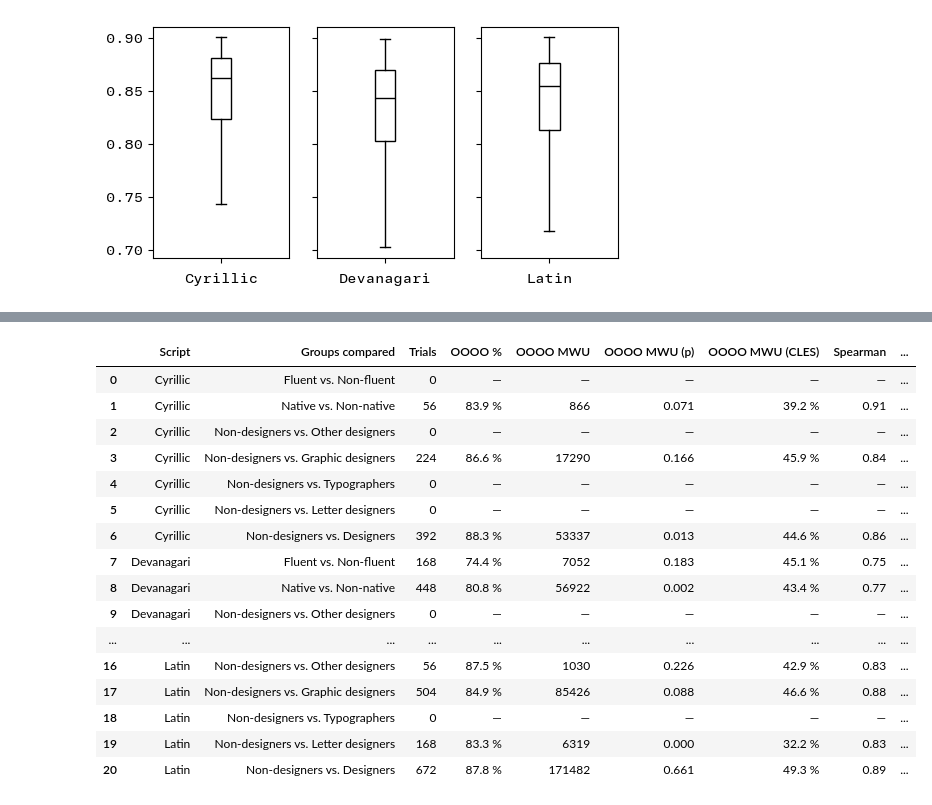
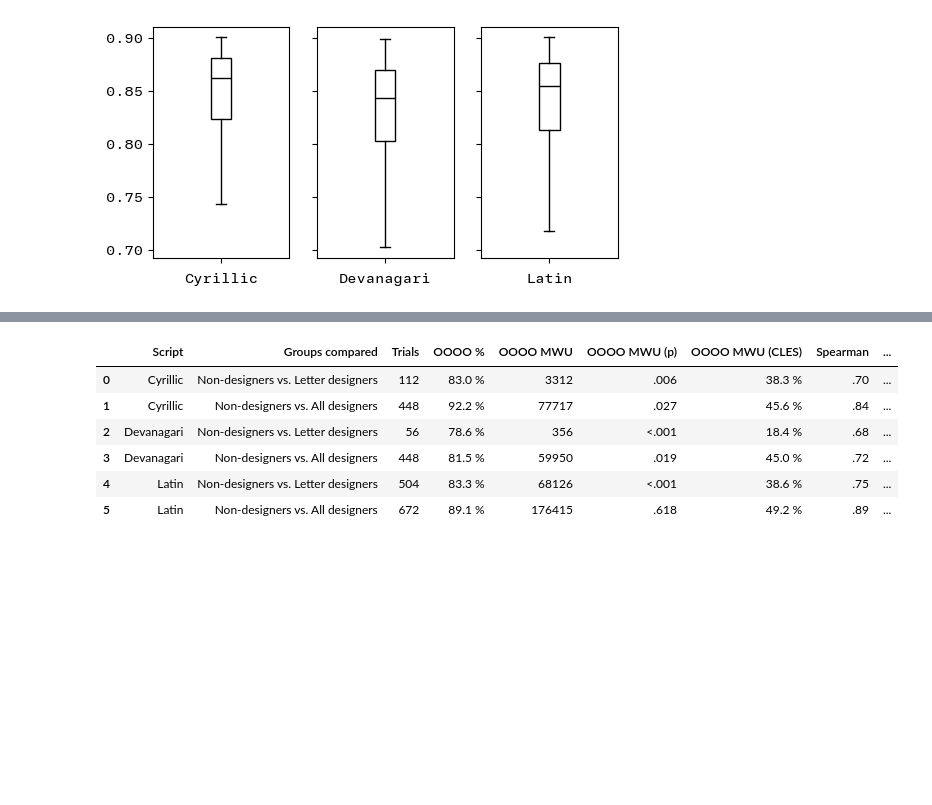
Before and after one commit to MrBrezina/context-sensitive-visual-similarity, a Jupyter notebook: data/participants-agreement_effects-of-expertise-fluency-nativity.ipynb, the cells around one changed output, grey strips where cells are left out. Drawn from its saved outputs; the diff is of its cells as text; code cells hidden in the pictures; blank space fills up the shorter version.

```diff
--- a/data/participants-agreement_effects-of-expertise-fluency-nativity.ipynb
+++ b/data/participants-agreement_effects-of-expertise-fluency-nativity.ipynb
@@ -333,17 +340,15 @@ See the caveats in the documentation: https://pandas.pydata.org/pandas-docs/stab
 # %%
-# Compare between groups with hypothesis tests
+# Design expertise: compare between groups with hypothesis tests
 
 results = []
 
+hypothesis_p = {script:[] for script in SCRIPTS}
 for script in SCRIPTS:
-  hypothesis_counter = 0
   # get data for different groups
   for groupby, values in [
-    ("fluent in script", (True, False)),
-    ("native in script", (True, False)),
-    ("design skills", ("Non-designer", "Other designer")),
-    ("design skills", ("Non-designer", "Graphic designer")),
-    ("design skills", ("Non-designer", "Typographer")),
+    # ("design skills", ("Non-designer", "Other designer")),
+    # ("design skills", ("Non-designer", "Graphic designer")),
+    # ("design skills", ("Non-designer", "Typographer")),
     ("design skills", ("Non-designer", "Letter designer")),
     ("design skills", ("Non-designer", DESIGNERS)),
   ]:
@@ -364,8 +369,6 @@ for script in SCRIPTS:
     for ttriplet in ttriplets:
       for s in counts.loc[ttriplet, :].sum(axis=0).values:
         if s < MIN_RESPONSE_TOTAL:
-          #display(counts.loc[ttriplet, :])
-          #print(s)
           # delete all responses for a trial with insufficient total
           for c in eval(ttriplet[1]):
             i = tuple(list(ttriplet) + [c])
@@ -388,9 +391,17 @@ for script in SCRIPTS:
       alpha_cor = 0.013
       oooo = pd.DataFrame(index=ttriplets, columns=counts.columns)
       for ttriplet in ttriplets:
-          triplet_oooo = counts.loc[ttriplet, :].idxmax().values
+          # get all OOOO indexes for both triplet counts
+          # in order to account for ties
+          oooo_idx = []
+          for i in [1, 2]:
+            response = counts.loc[ttriplet, f"count{i}"]
+            m = response.max()
+            # get all indexes for max value, not just the first
+            oooo_idx.append([idx for idx in response.index if response[idx] == m])
           # collect OOOO agreement and response frequencies
-          if triplet_oooo[0] == triplet_oooo[1]:
+          # and account for ties
+          if len(set(oooo_idx[0]) & set(oooo_idx[1])) > 0:
             agreement += 1
             oooo.loc[ttriplet, :] = counts.loc[ttriplet, :].max() / counts.loc[ttriplet, :].sum()
           # Fisher’s Exact test for effect on triplet counts
@@ -404,9 +415,6 @@ for script in SCRIPTS:
           if fet_p < alpha_cor:
             FET += 1
 
-      # Count number of hypotheses per script for the p-value correction
-      hypothesis_counter += 1
-
       # MWU hypothesis test for OOOO response frequencies
       # - using the non-parametric test as frequencies have a non-normal distribution
       # - the OOOO frequencies are also dependent
@@ -417,6 +425,9 @@ for script in SCRIPTS:
       agreement_p = res.loc["MWU", "p-val"]
       agreement_cles = res.loc["MWU", "CLES"]
 
+      # Collect the hypotheses p-values for correction
+      hypothesis_p[script].append(agreement_p)
+
       # Spearman’s rank correlation test
       # - includes r, p-unc, CI95% (confidence intervals), power
       # - the null of no correlation
@@ -424,22 +435,22 @@ for script in SCRIPTS:
       spearman_r = spearman["r"].iloc[0]
       spearman_p = spearman["p-unc"].iloc[0]
 
-      # MWU hypothesis test for entropy
-      # - using the non-parametric Mann Whitney U test as entropy has a non-normal distribution.
-      # - the null of no difference between the distributions
-      edata1, edata2 = subset_data(edata, groupby, values, script)
-      entropy_u, entropy_p = st.mannwhitneyu(edata1["entropy"], edata2["entropy"], alternative="two-sided")
+      # # MWU hypothesis test for entropy
+      # # - using the non-parametric Mann Whitney U test as entropy has a non-normal distribution.
+      # # - the null of no difference between the distributions
+      # edata1, edata2 = subset_data(edata, groupby, values, script)
+      # entropy_u, entropy_p = st.mannwhitneyu(edata1["entropy"], edata2["entropy"], alternative="two-sided")
 
       row_results = {
         "Response total (mean)": f"{total_mean:.1f}",
         "OOOO %":  f"{100 * agreement / len(ttriplets):.1f} %",
         "OOOO MWU":  f"{agreement_mwu:.0f}",
-        "OOOO MWU (p)":  f"{agreement_p:.3f}",
+        "OOOO MWU (p)":  format_small(agreement_p, p_val=True),
         "OOOO MWU (CLES)":  f"{100 * agreement_cles:.1f} %",
         "FET in % (n)":  f"{100 * FET / len(ttriplets):.1f} % ({FET:.0f})",
-        "Spearman":  f"{spearman_r:.2f}",
-        "Spearman p":  f"{spearman_p:.3f}",
-        "Entropy MWU (p)": f"{entropy_u:.0f} ({entropy_p:.3f})",
+        "Spearman":  format_small(spearman_r),
+        "Spearman p":  format_small(spearman_p, p_val=True),
+        #"Entropy MWU (p)": f"{entropy_u:.0f} ({entropy_p:.3f})",
       }
     # format results
     if groupby.startswith("fluent"):
@@ -450,24 +461,18 @@ for script in SCRIPTS:
       groups_nice = []
       for v in values:
         if v == DESIGNERS:
-          groups_nice += ["Designers"]
-        # elif v == NON_DESIGNERS:
-        #   groups_nice += ["Non-designers"]
-        # elif v == LETTER_DESIGNERS:
-        #   groups_nice += ["Letter designers"]
+          groups_nice += ["All designers"]
         else:
           groups_nice += [f"{v}s"]  # plural of exact value
       groups_nice = " vs. ".join(groups_nice)
 
-    row_results["Script"] = script.title()
-    row_results["Groups compared"] = groups_nice
-    row_results["Trials"] = f"{len(ttriplets)}"
-    results.append(pd.Series(row_results, index=COLS))
-
-  # alpha after Bonferroni correction
-  alpha_cor = 0.05 / hypothesis_counter
-  print(f"Alpha is {alpha_cor:.3f} after Bonferroni correction for a family of {hypothesis_counter} hypotheses for {script.title()}.")
+    # write only non-empty lines
+    if len(ttriplets):
+      row_results["Script"] = script.title()
+      row_results["Groups compared"] = groups_nice
+      row_results["Trials"] = f"{len(ttriplets)}"
+      results.append(pd.Series(row_results, index=COLS))
 results = pd.concat(results, axis=1).dropna(how="all").fillna("—")
 display(results.T)
-results.T.to_csv("csv/agreement_groups-compared.csv")
+results.T.to_csv("csv/agreement_design-experience_compared.csv")
 # %% [output]
@@ -477,17 +479,7 @@ Alpha is 0.013 after Bonferroni correction for a family of 4 hypotheses for Lati
 |  | Script | Groups compared | Trials | OOOO % | OOOO MWU | OOOO MWU (p) | OOOO MWU (CLES) | Spearman | ... |
-| 0 | Cyrillic | Fluent vs. Non-fluent | 0 | — | — | — | — | — | ... |
-| 1 | Cyrillic | Native vs. Non-native | 56 | 83.9 % | 866 | 0.071 | 39.2 % | 0.91 | ... |
-| 2 | Cyrillic | Non-designers vs. Other designers | 0 | — | — | — | — | — | ... |
-| 3 | Cyrillic | Non-designers vs. Graphic designers | 224 | 86.6 % | 17290 | 0.166 | 45.9 % | 0.84 | ... |
-| 4 | Cyrillic | Non-designers vs. Typographers | 0 | — | — | — | — | — | ... |
-| 5 | Cyrillic | Non-designers vs. Letter designers | 0 | — | — | — | — | — | ... |
-| 6 | Cyrillic | Non-designers vs. Designers | 392 | 88.3 % | 53337 | 0.013 | 44.6 % | 0.86 | ... |
-| 7 | Devanagari | Fluent vs. Non-fluent | 168 | 74.4 % | 7052 | 0.183 | 45.1 % | 0.75 | ... |
-| 8 | Devanagari | Native vs. Non-native | 448 | 80.8 % | 56922 | 0.002 | 43.4 % | 0.77 | ... |
-| 9 | Devanagari | Non-designers vs. Other designers | 0 | — | — | — | — | — | ... |
-| ... | ... | ... | ... | ... | ... | ... | ... | ... | ... |
-| 16 | Latin | Non-designers vs. Other designers | 56 | 87.5 % | 1030 | 0.226 | 42.9 % | 0.83 | ... |
-| 17 | Latin | Non-designers vs. Graphic designers | 504 | 84.9 % | 85426 | 0.088 | 46.6 % | 0.88 | ... |
-| 18 | Latin | Non-designers vs. Typographers | 0 | — | — | — | — | — | ... |
-| 19 | Latin | Non-designers vs. Letter designers | 168 | 83.3 % | 6319 | 0.000 | 32.2 % | 0.83 | ... |
-| 20 | Latin | Non-designers vs. Designers | 672 | 87.8 % | 171482 | 0.661 | 49.3 % | 0.89 | ... |
+| 0 | Cyrillic | Non-designers vs. Letter designers | 112 | 83.0 % | 3312 | .006 | 38.3 % | .70 | ... |
+| 1 | Cyrillic | Non-designers vs. All designers | 448 | 92.2 % | 77717 | .027 | 45.6 % | .84 | ... |
+| 2 | Devanagari | Non-designers vs. Letter designers | 56 | 78.6 % | 356 | <.001 | 18.4 % | .68 | ... |
+| 3 | Devanagari | Non-designers vs. All designers | 448 | 81.5 % | 59950 | .019 | 45.0 % | .72 | ... |
+| 4 | Latin | Non-designers vs. Letter designers | 504 | 83.3 % | 68126 | <.001 | 38.6 % | .75 | ... |
+| 5 | Latin | Non-designers vs. All designers | 672 | 89.1 % | 176415 | .618 | 49.2 % | .89 | ... |
```
Also changed, not shown: parts of 5 cells of this notebook, 8 other files.
